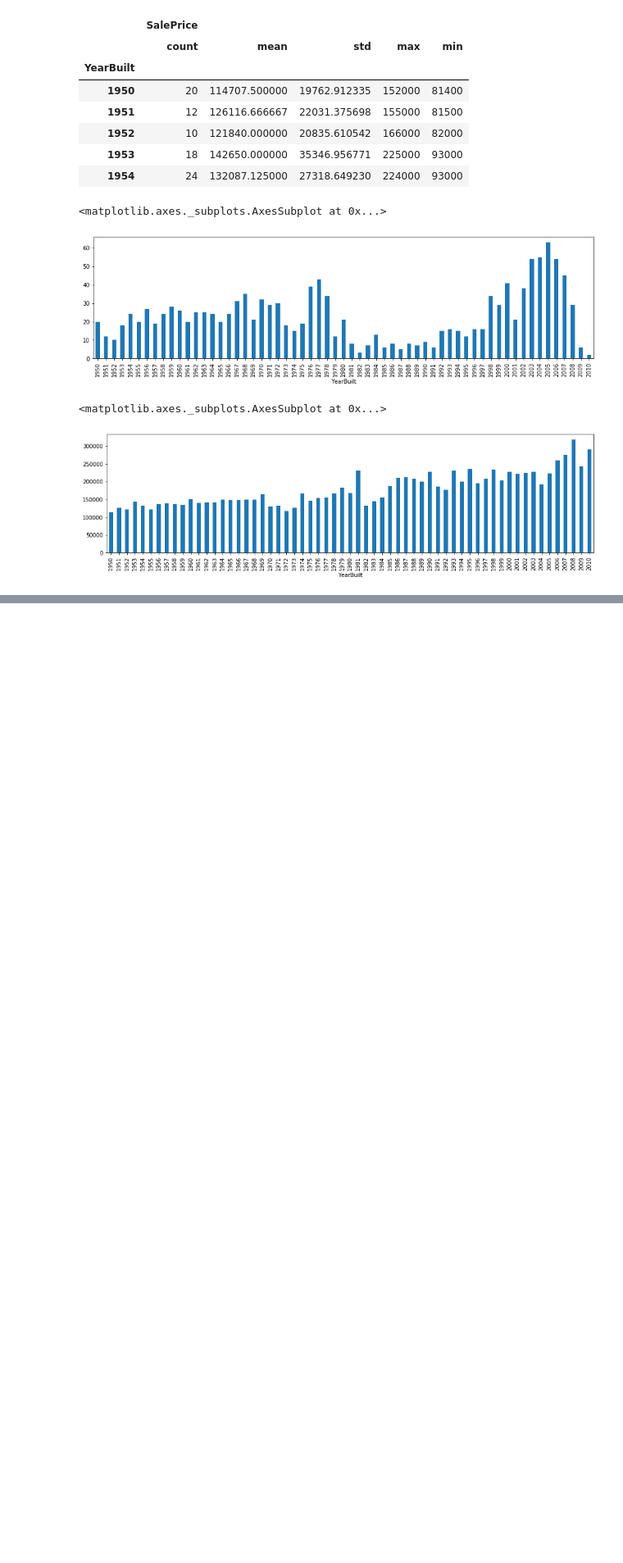
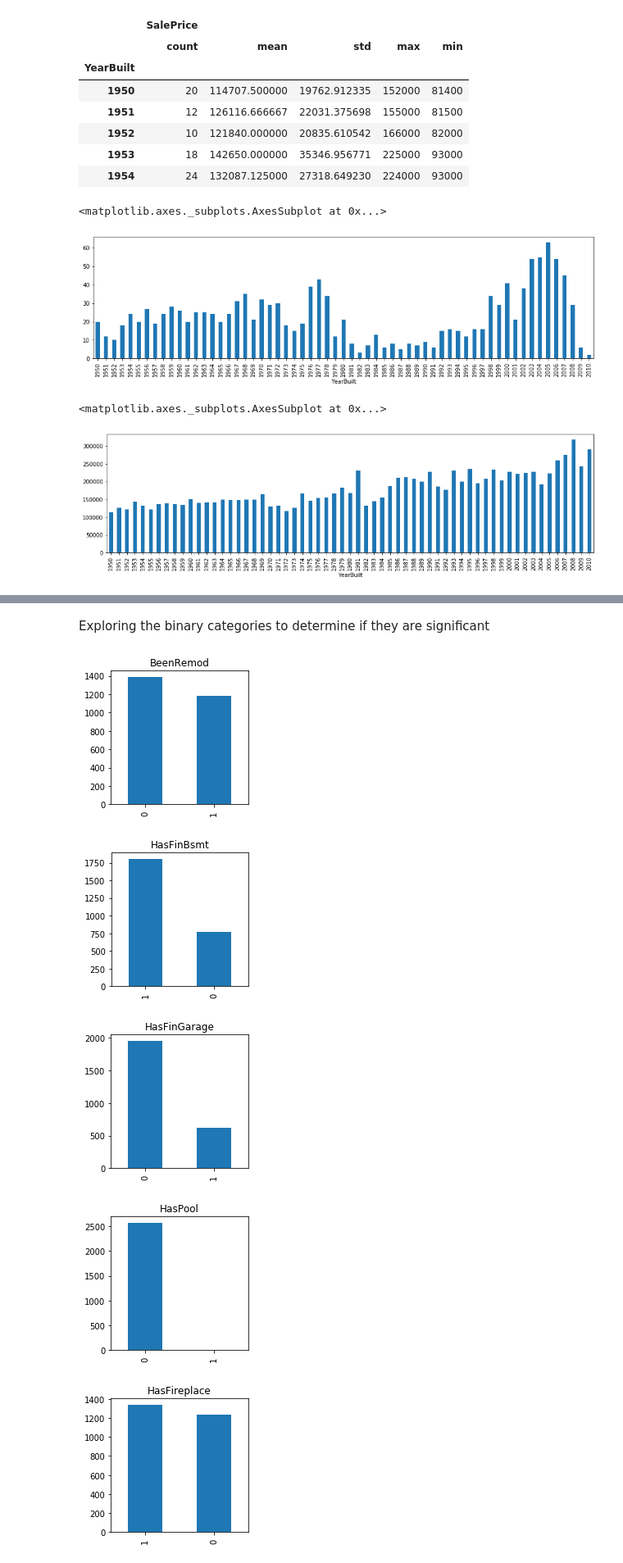
Before and after one commit to brandoncryu/ames_ml_project, a Jupyter notebook: Stephen_EDA.ipynb, the cells around one changed output, grey strips where cells are left out. Shown: that part at 82% size. Saved outputs shown, nothing was run; the diff lists cells and outputs as text; code cells hidden in the pictures; blank space fills up the shorter version.

```diff
--- a/Stephen_EDA.ipynb
+++ b/Stephen_EDA.ipynb
@@ -241,9 +253,0 @@ Text(0.5, 1.0, 'Fence Quality Distribution')
-# %%
-housing['HasGarage'] = np.where(housing.GarageCars > 0, 1, 0)
-housing['HasPool'] = np.where(housing.PoolArea > 0, 1, 0)
-housing['PorchTotSF'] = housing.OpenPorchSF + housing.EnclosedPorch + housing['3SsnPorch'] + housing.ScreenPorch
-housing['HasPorch'] = np.where(housing.PorchTotSF > 0, 1, 0)
-housing['HasDeck'] = np.where(housing.WoodDeckSF > 0, 1, 0)
-housing['HasFinBsmt'] = np.where(housing.BsmtFinSF1 > 0, 1, 0)
-housing['HasFireplace'] = np.where(housing.Fireplaces > 0, 1, 0)
-housing['HasFence'] = np.where(housing.Fence.notna(), 1, 0)
@@ -533,6 +253,0 @@ lasso = LassoCV(alphas = [1, 0.1, 0.001, 0.0005]).fit(x, y)
-# %%
-coef = pd.Series(lasso.coef_, index = x.columns)
-imp_coef = pd.concat([coef.sort_values()])
-plt.rcParams['figure.figsize'] = (8.0, 10.0)
-imp_coef.plot(kind = "barh")
-plt.title("Coefficients in the Lasso Model")
@@ -582,6 +253,0 @@ lasso2 = LassoCV(alphas = [1, 0.1, 0.001, 0.0005]).fit(x, y)
-# %%
-coef = pd.Series(lasso2.coef_, index = x.columns)
-imp_coef = pd.concat([coef.sort_values()])
-plt.rcParams['figure.figsize'] = (8.0, 10.0)
-imp_coef.plot(kind = "barh")
-plt.title("Coefficients in the Lasso Model")
@@ -852,0 +367,23 @@ Text(0.5, 1.0, 'Coefficients in the Lasso Model')
+# %% [markdown]
+Exploring the binary categories to determine if they are significant
+# %%
+housing['BeenRemod'] = np.where(housing.YearBuilt != housing.YearRemodAdd, 1, 0)
+housing['HasFinBsmt'] = np.where(housing.BsmtFinSF1 > 0, 1, 0)
+housing['HasFinGarage'] = np.where(housing.GarageFinish == "Fin", 1, 0)
+housing['HasPool'] = np.where(housing.PoolArea > 0, 1, 0)
+housing['HasFireplace'] = np.where(housing.Fireplaces > 0, 1, 0)
+housing['PorchTotSF'] = housing.OpenPorchSF + housing.EnclosedPorch + housing['3SsnPorch'] + housing.ScreenPorch
+housing['HasPorch'] = np.where(housing.PorchTotSF > 0, 1, 0)
+housing['HasDeck'] = np.where(housing.WoodDeckSF > 0, 1, 0)
+# %%
+cols = ['BeenRemod', 'HasFinBsmt', 'HasFinGarage', 'HasPool', 'HasFireplace', 'HasPorch', 'HasDeck']
+for col_ in cols:
+    plt.figure(figsize=(3,3))
+    housing[col_].value_counts().plot(kind='bar')
+    plt.title(col_)
+# %% [output]
+[figure, added]
+[figure, added]
+[figure, added]
+[figure, added]
+[figure, added]
```
Also changed, not shown: parts of 142 cells of this notebook.
